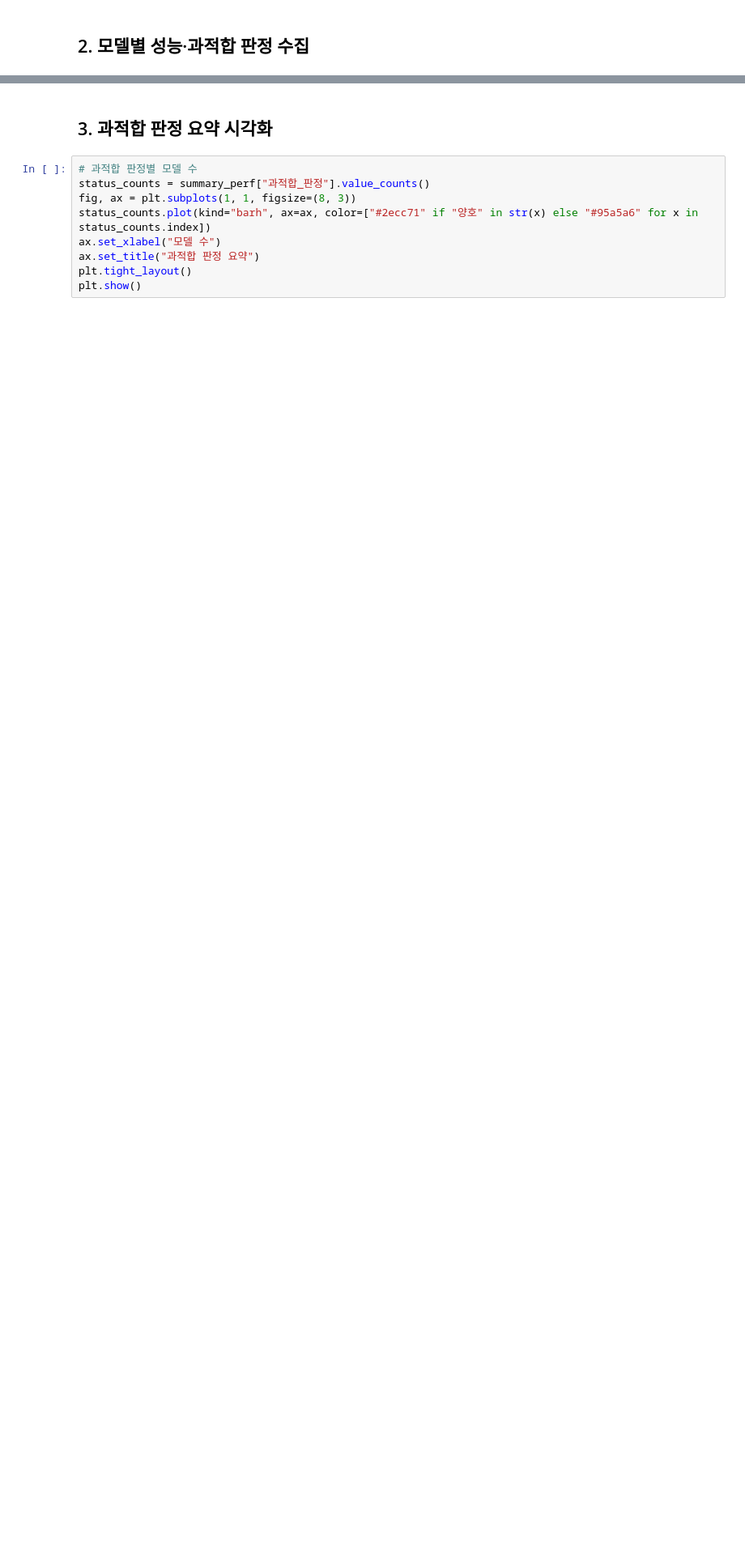
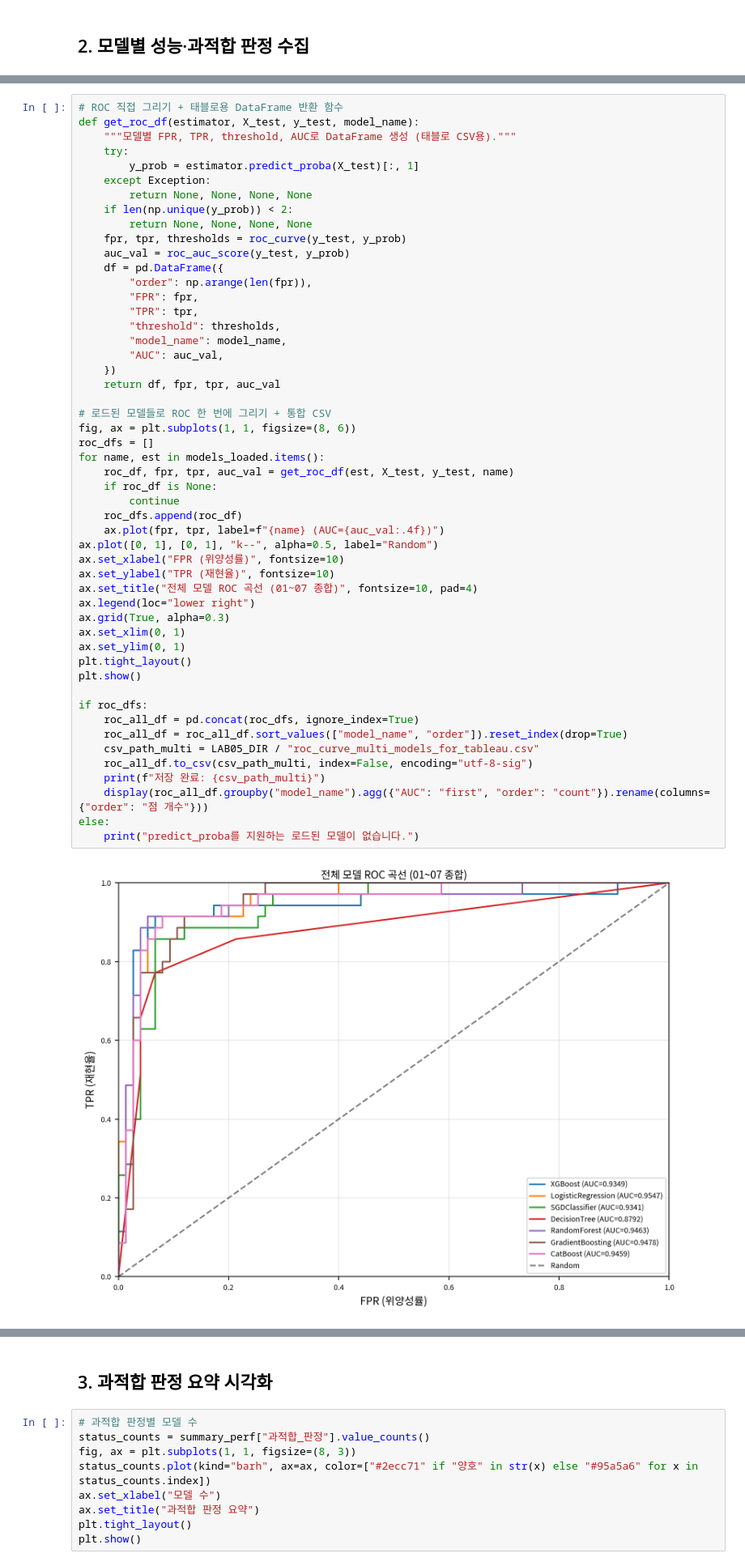
Before and after one commit to BoheeJeong/Machine_learning, a Jupyter notebook: [LAB 05] 비지도 학습 - 구매 패턴 기반 고객 군집 분석과 페르소나 도출/08-전체_모델_비교_과적합_FeatureImportance_SHAP.ipynb, the cells around one changed output, grey strips where cells are left out. Shown at 81% size. Cells and saved outputs as stored; diff of their text form; blank space fills up the shorter version.

```diff
--- a/[LAB 05] 비지도 학습 - 구매 패턴 기반 고객 군집 분석과 페르소나 도출/08-전체_모델_비교_과적합_FeatureImportance_SHAP.ipynb
+++ b/[LAB 05] 비지도 학습 - 구매 패턴 기반 고객 군집 분석과 페르소나 도출/08-전체_모델_비교_과적합_FeatureImportance_SHAP.ipynb
@@ -176,0 +190,53 @@ display(summary_perf)
+# %%
+# ROC 직접 그리기 + 태블로용 DataFrame 반환 함수
+def get_roc_df(estimator, X_test, y_test, model_name):
+    """모델별 FPR, TPR, threshold, AUC로 DataFrame 생성 (태블로 CSV용)."""
+    try:
+        y_prob = estimator.predict_proba(X_test)[:, 1]
+    except Exception:
+        return None, None, None, None
+    if len(np.unique(y_prob)) < 2:
+        return None, None, None, None
+    fpr, tpr, thresholds = roc_curve(y_test, y_prob)
+    auc_val = roc_auc_score(y_test, y_prob)
+    df = pd.DataFrame({
+        "order": np.arange(len(fpr)),
+        "FPR": fpr,
+        "TPR": tpr,
+        "threshold": thresholds,
+        "model_name": model_name,
+        "AUC": auc_val,
+    })
+    return df, fpr, tpr, auc_val
+
+# 로드된 모델들로 ROC 한 번에 그리기 + 통합 CSV
+fig, ax = plt.subplots(1, 1, figsize=(8, 6))
+roc_dfs = []
+for name, est in models_loaded.items():
+    roc_df, fpr, tpr, auc_val = get_roc_df(est, X_test, y_test, name)
+    if roc_df is None:
+        continue
+    roc_dfs.append(roc_df)
+    ax.plot(fpr, tpr, label=f"{name} (AUC={auc_val:.4f})")
+ax.plot([0, 1], [0, 1], "k--", alpha=0.5, label="Random")
+ax.set_xlabel("FPR (위양성률)", fontsize=10)
+ax.set_ylabel("TPR (재현율)", fontsize=10)
+ax.set_title("전체 모델 ROC 곡선 (01~07 종합)", fontsize=10, pad=4)
+ax.legend(loc="lower right")
+ax.grid(True, alpha=0.3)
+ax.set_xlim(0, 1)
+ax.set_ylim(0, 1)
+plt.tight_layout()
+plt.show()
+
+if roc_dfs:
+    roc_all_df = pd.concat(roc_dfs, ignore_index=True)
+    roc_all_df = roc_all_df.sort_values(["model_name", "order"]).reset_index(drop=True)
+    csv_path_multi = LAB05_DIR / "roc_curve_multi_models_for_tableau.csv"
+    roc_all_df.to_csv(csv_path_multi, index=False, encoding="utf-8-sig")
+    print(f"저장 완료: {csv_path_multi}")
+    display(roc_all_df.groupby("model_name").agg({"AUC": "first", "order": "count"}).rename(columns={"order": "점 개수"}))
+else:
+    print("predict_proba를 지원하는 로드된 모델이 없습니다.")
+# %% [output]
+[figure, added]
```
Also changed, not shown: parts of 10 cells of this notebook, 17 other files.
